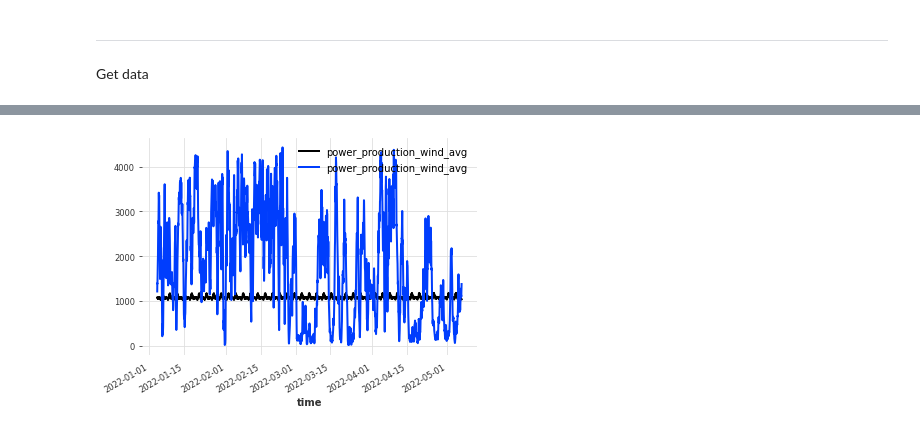
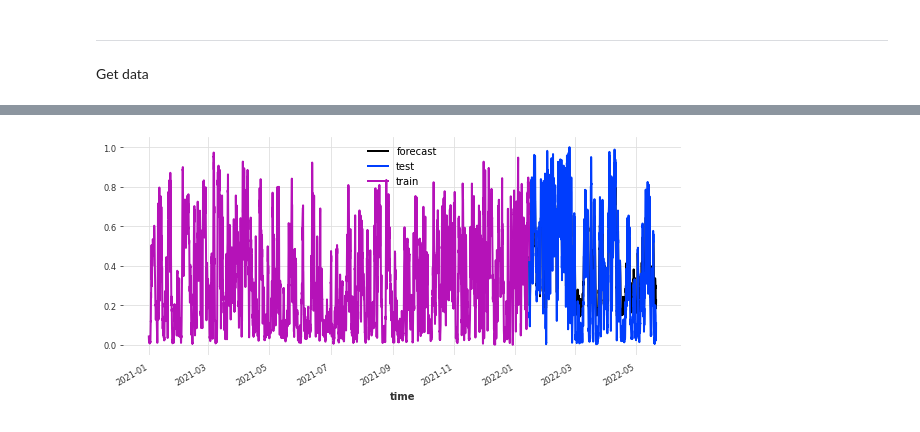
Before and after one commit to pierresegonne/mlops-ts-project, a Jupyter notebook: src/experiments/darts.ipynb, the cells around one changed output, grey strips where cells are left out. Cells and saved outputs as stored; diff of their text form; code cells hidden in the pictures.

Commit message:
On the road to having a training container

```diff
--- a/src/experiments/darts.ipynb
+++ b/src/experiments/darts.ipynb
@@ -45,0 +56,3 @@ df.power_production_wind_avg.plot()
+# %%
+df.loc[:, "latest_forecasted_wind_avg"] = np.sqrt(df.latest_forecasted_wind_x_avg**2 + df.latest_forecasted_wind_y_avg**2)
+df = df.drop(columns=["latest_forecasted_wind_x_avg", "latest_forecasted_wind_y_avg"])
@@ -46,6 +69,21 @@ df.power_production_wind_avg.plot()
+# %%
+ts_col = ["power_production_wind_avg", "power_production_solar_avg"]
+covariates_col = [
+    "latest_forecasted_production_wind_avg",
+    "latest_forecasted_production_solar_avg",
+    "latest_forecasted_solar_avg",
+    "latest_forecasted_wind_avg",
+    "latest_forecasted_dewpoint_avg",
+    "latest_forecasted_temperature_avg",
+    "latest_forecasted_precipitation_avg"
+]
 # %%
-ts = TimeSeries.from_dataframe(df)
+ts = TimeSeries.from_dataframe(df[ts_col])
+ts = Scaler().fit_transform(ts)
 train, test = ts.split_before(0.75)
+
+ts_covariates = TimeSeries.from_dataframe(df[covariates_col].fillna(method="ffill"))
+ts_covariates = Scaler().fit_transform(ts_covariates)
 # %%
 train.plot()
 # %% [output]
@@ -78,9 +101,10 @@ model Theta(2) obtains MAPE: 160.96%
 # %%
-model = Theta()
-model.fit(train.univariate_component("power_production_wind_avg"))
-forecast = model.predict(len(test))
+model = AutoARIMA()
+model.fit(train.univariate_component("power_production_wind_avg"), future_covariates=ts_covariates)
+forecast = model.predict(len(test), future_covariates=ts_covariates)
 # %%
-forecast.plot()
-test.univariate_component("power_production_wind_avg").plot()
+forecast.plot(label="forecast")
+test.univariate_component("power_production_wind_avg").plot(label="test")
+train.univariate_component("power_production_wind_avg").plot(label="train")
 # %% [output]
-[figure, old version]
+[figure, new version]
```
Also changed, not shown: parts of 10 cells of this notebook, 14 other files.
